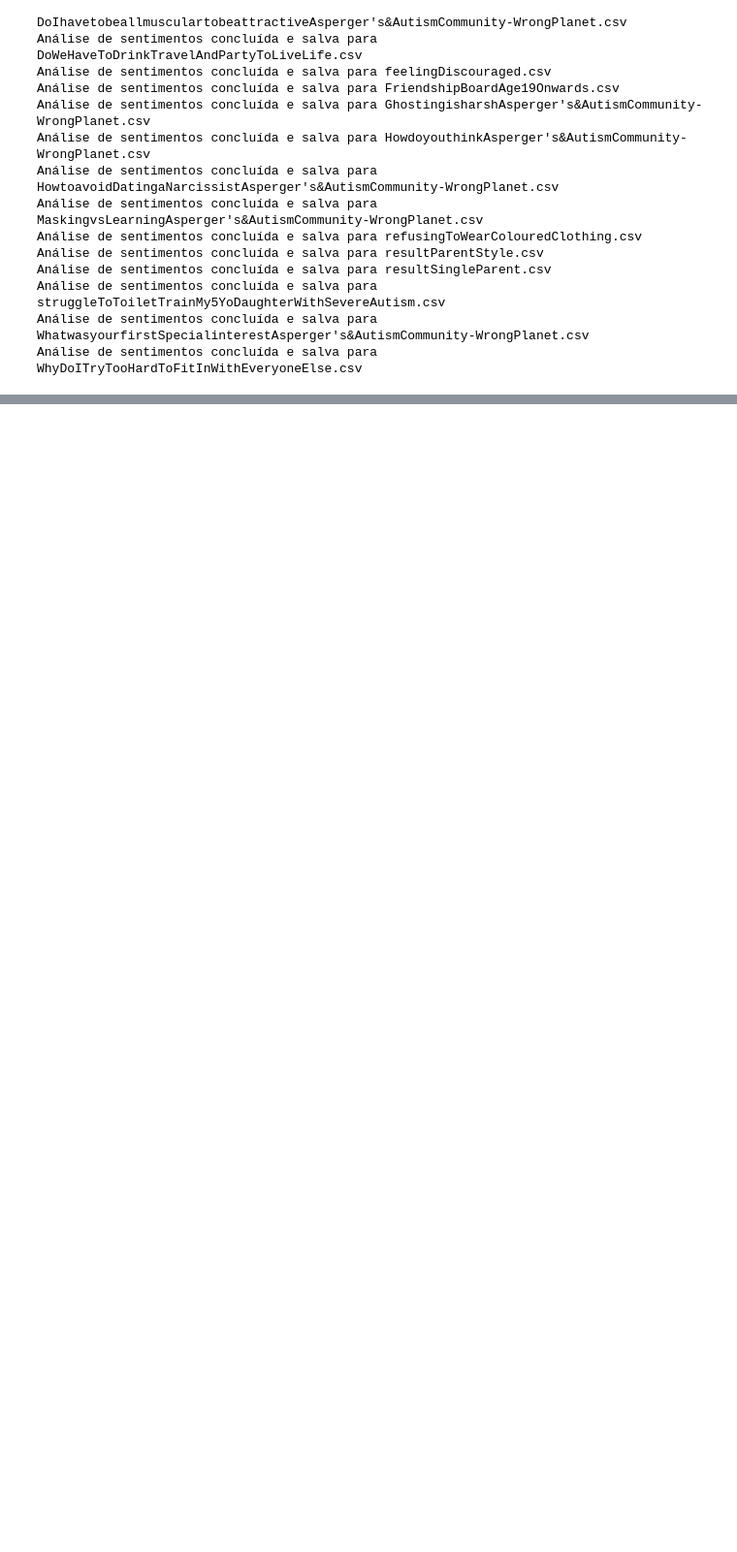
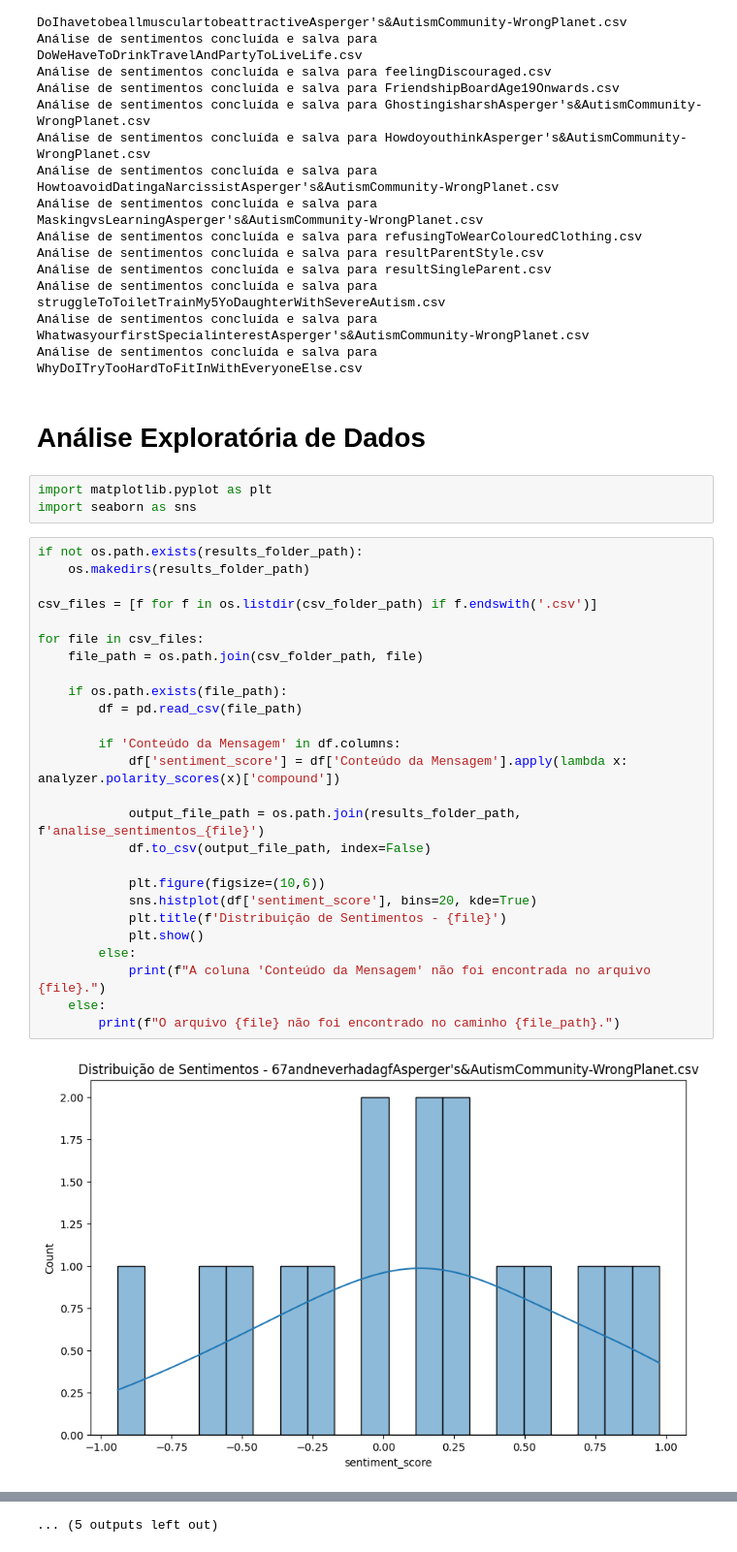
Before and after one commit to AdaiasMartins/Analise-de-Sentimentos-em-Foruns-Online-de-Adultos-com-Transtorno-do-Espectro-Autista, a Jupyter notebook: analise-dos-dados/analise-dos-dados.ipynb, the cells around one changed output, grey strips where cells are left out. Shown at 97% size. Cells and saved outputs as stored; diff of their text form; blank space fills up the shorter version.

Commit message:
analise exploratoria dos dados

```diff
--- a/analise-dos-dados/analise-dos-dados.ipynb
+++ b/analise-dos-dados/analise-dos-dados.ipynb
@@ -49,3 +49,36 @@ Análise de sentimentos concluída e salva para resultSingleParent.csv
 Análise de sentimentos concluída e salva para struggleToToiletTrainMy5YoDaughterWithSevereAutism.csv
 Análise de sentimentos concluída e salva para WhatwasyourfirstSpecialinterestAsperger's&AutismCommunity-WrongPlanet.csv
 Análise de sentimentos concluída e salva para WhyDoITryTooHardToFitInWithEveryoneElse.csv
+# %% [markdown]
+# Análise Exploratória de Dados
+# %%
+import matplotlib.pyplot as plt
+import seaborn as sns
+# %%
+if not os.path.exists(results_folder_path):
+    os.makedirs(results_folder_path)
+
+csv_files = [f for f in os.listdir(csv_folder_path) if f.endswith('.csv')]
+
+for file in csv_files:
+    file_path = os.path.join(csv_folder_path, file)
+
+    if os.path.exists(file_path):
+        df = pd.read_csv(file_path)
+
+        if 'Conteúdo da Mensagem' in df.columns:
+            df['sentiment_score'] = df['Conteúdo da Mensagem'].apply(lambda x: analyzer.polarity_scores(x)['compound'])
+
+            output_file_path = os.path.join(results_folder_path, f'analise_sentimentos_{file}')
+            df.to_csv(output_file_path, index=False)
+
+            plt.figure(figsize=(10,6))
+            sns.histplot(df['sentiment_score'], bins=20, kde=True)
+            plt.title(f'Distribuição de Sentimentos - {file}')
+            plt.show()
+        else:
+            print(f"A coluna 'Conteúdo da Mensagem' não foi encontrada no arquivo {file}.")
+    else:
+        print(f"O arquivo {file} não foi encontrado no caminho {file_path}.")
+# %% [output]
+[figure, added]
@@ -51,0 +96 @@ Análise de sentimentos concluída e salva para WhyDoITryTooHardToFitInWithEvery
+... (5 outputs left out)
```
Also changed, not shown: parts of 1 cell of this notebook.
